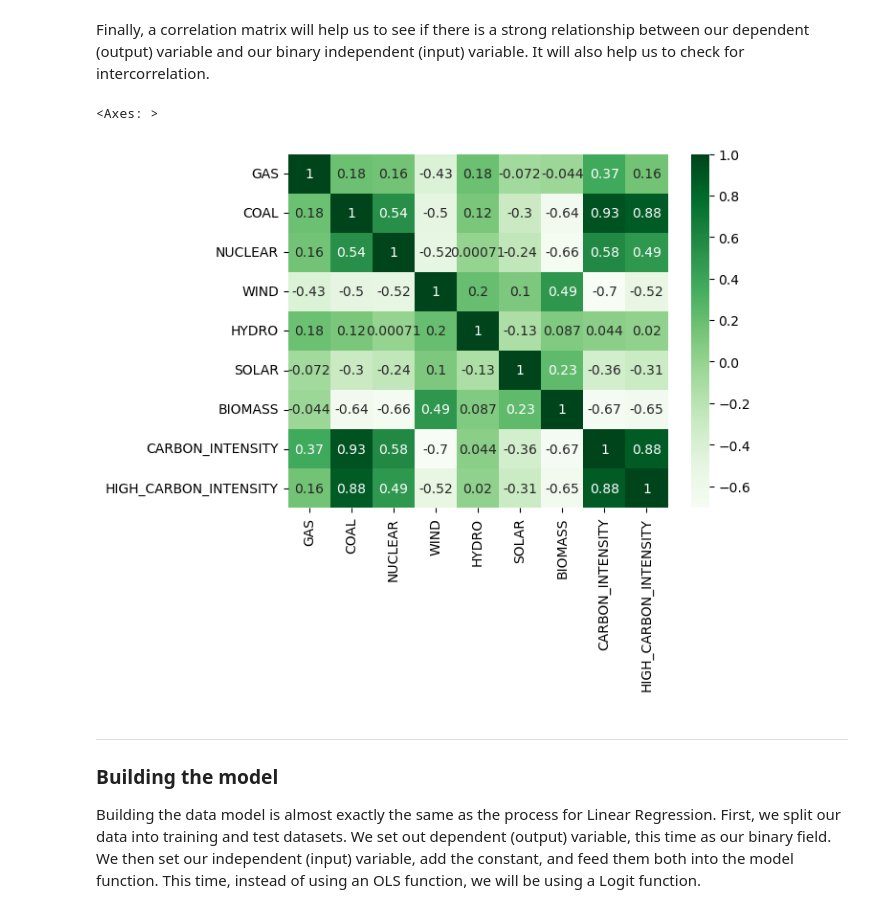
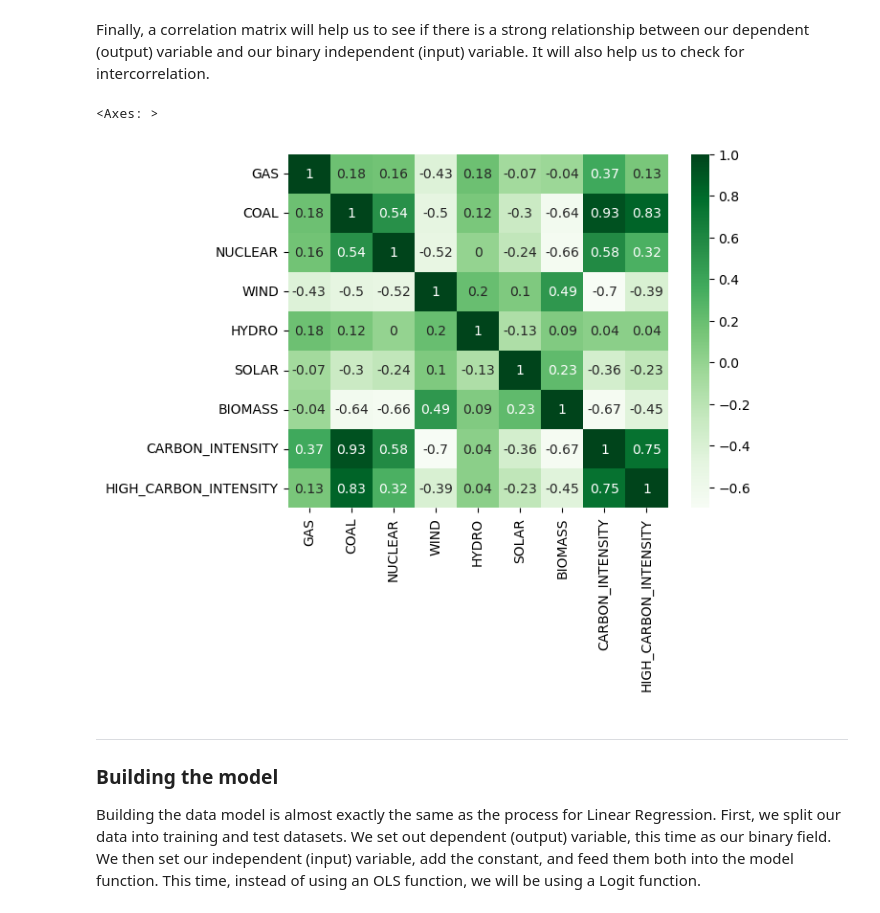
Before and after one commit to charlesvarthur/Workshops, a Jupyter notebook: Logistic Regression/Energy/Logistic Carbon Intensity - Coach.ipynb, the cells around one changed output. Drawn from its saved outputs; the diff is of its cells as text; code cells hidden in the pictures.

```diff
--- a/Logistic Regression/Energy/Logistic Carbon Intensity - Coach.ipynb
+++ b/Logistic Regression/Energy/Logistic Carbon Intensity - Coach.ipynb
@@ -119,4 +119,3 @@ plt.show()
 # %%
 # Create a new binary column in the dataframe which will be True/False based on the threshold.
-df["HIGH_CARBON_INTENSITY"] = df["CARBON_INTENSITY"] >= 350
-df
+df["HIGH_CARBON_INTENSITY"] = df["CARBON_INTENSITY"] >= 450
@@ -171,11 +173,11 @@ plt.show()
 Finally, a correlation matrix will help us to see if there is a strong relationship between our dependent (output) variable and our binary independent (input) variable. It will also help us to check for intercorrelation.
 # %%
 # Create a correlation matrix to demonstrate relationships between our variables.
-carbon_corr = df.corr()
+carbon_corr = df.corr().round(2)
 sns.heatmap(carbon_corr, annot=True, cmap="Greens")
 # %% [output]
 <Axes: >
-[figure, old version]
+[figure, new version]
 # %% [markdown]
 ---
 ### Building the model
```
Also changed, not shown: parts of 16 cells of this notebook, 1 other file.
